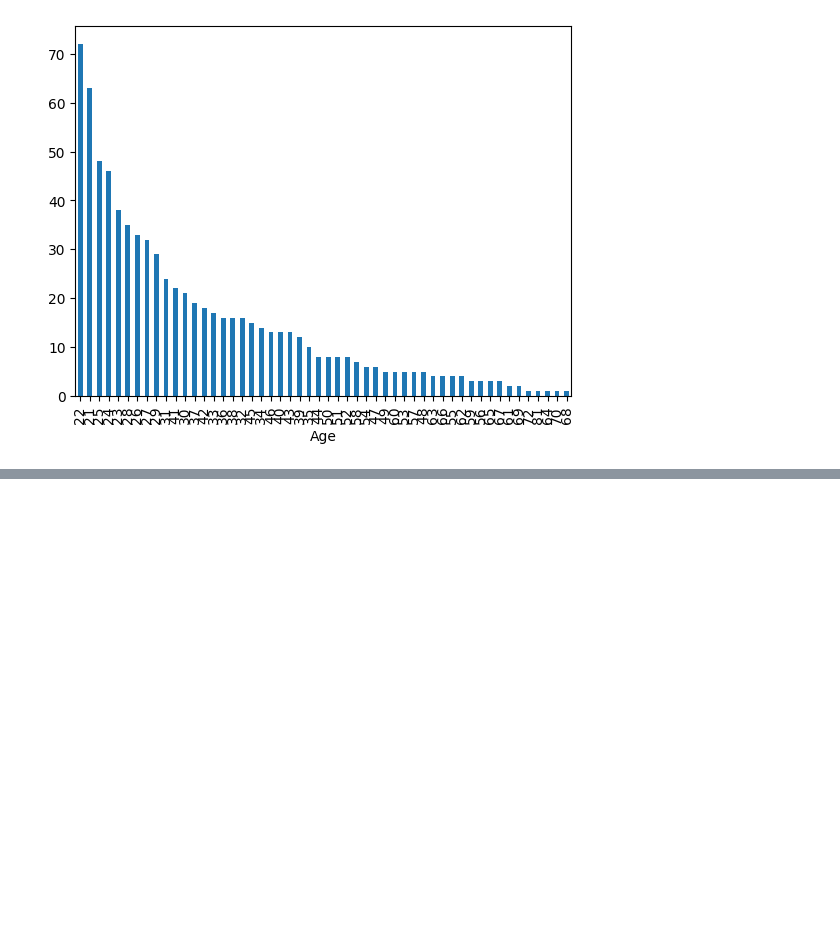
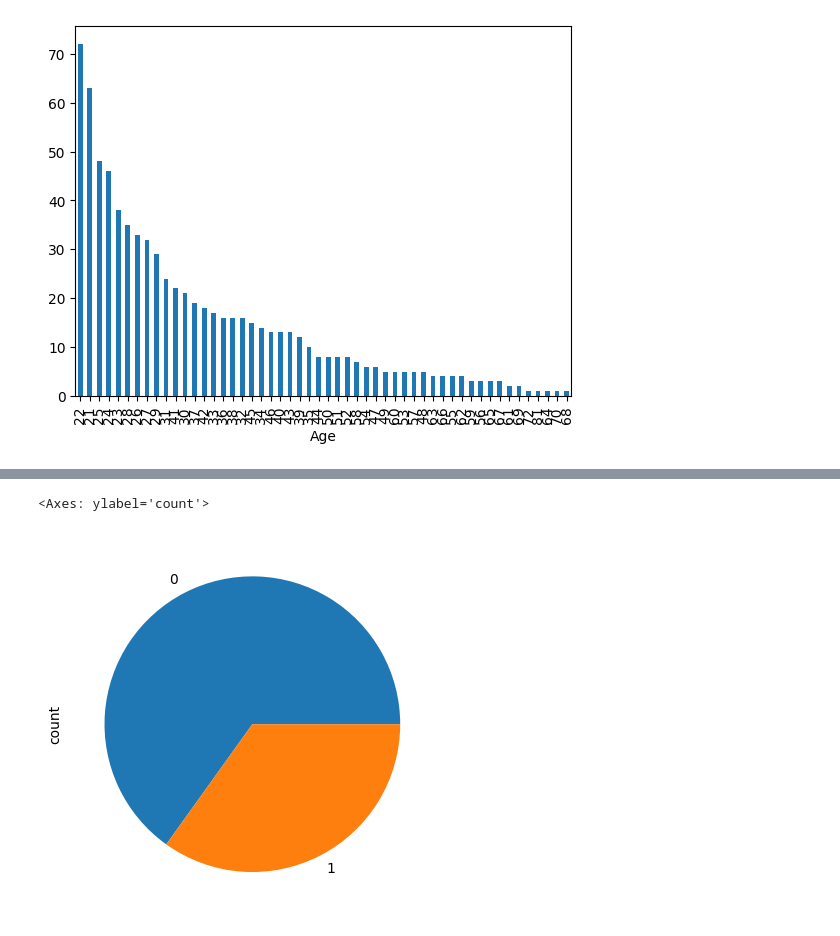
Before and after one commit to CHxNOBODY/CS-01418262, a Jupyter notebook: Project/diabetes.ipynb, the cells around one changed output, grey strips where cells are left out. Saved outputs shown, nothing was run; the diff lists cells and outputs as text; code cells hidden in the pictures; blank space fills up the shorter version.

```diff
--- a/Project/diabetes.ipynb
+++ b/Project/diabetes.ipynb
@@ -162,3 +162,8 @@ data["Age"]
 453    72
 459    81
 Name: Age, Length: 768, dtype: int64
+# %%
+data["Outcome"].sort_values().value_counts().plot(kind="pie")
+# %% [output]
+<Axes: ylabel='count'>
+[figure, added]
```
Also changed, not shown: parts of 4 cells of this notebook, 5 other files.
